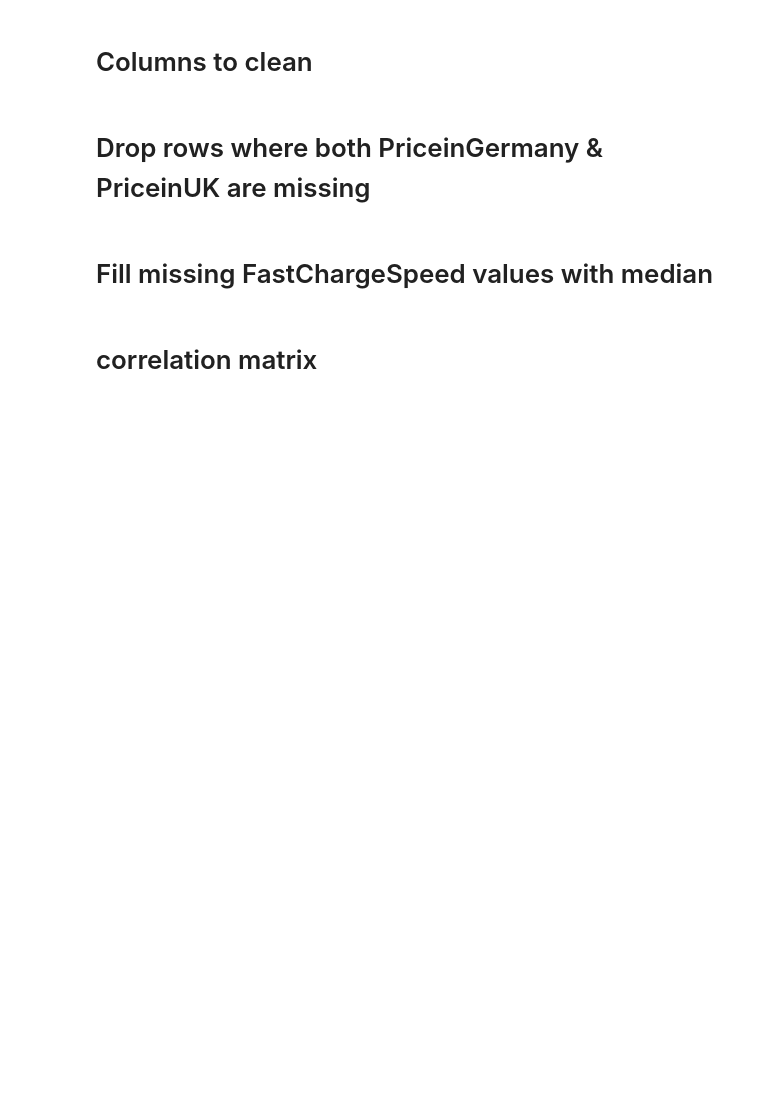
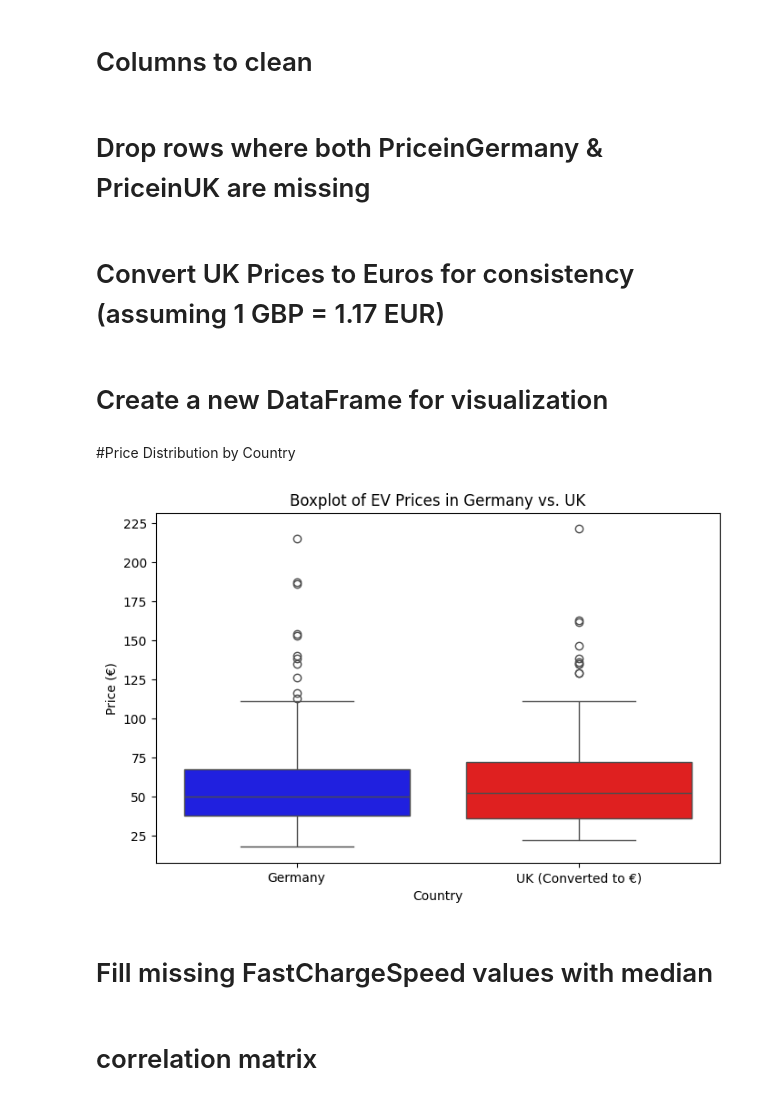
Before and after one commit to Hami4214/EV-car-price-price-prediction-, a Jupyter notebook: ev_price_prediction_updated_file.ipynb, the cells around one changed output. Drawn from its saved outputs; the diff is of its cells as text; code cells hidden in the pictures; blank space fills up the shorter version.

```diff
--- a/ev_price_prediction_updated_file.ipynb
+++ b/ev_price_prediction_updated_file.ipynb
@@ -35,3 +35,5 @@ for col in numeric_columns:
 # Drop rows where both PriceinGermany & PriceinUK are missing
 # %%
 df_cleaned = df.dropna(subset=["PriceinGermany", "PriceinUK"], how="all")
+# %% [markdown]
+# Convert UK Prices to Euros for consistency (assuming 1 GBP = 1.17 EUR)
@@ -38,3 +43,20 @@ df_cleaned = df.dropna(subset=["PriceinGermany", "PriceinUK"], how="all")
+# %% [markdown]
+# Create a new DataFrame for visualization
+# %%
+df_price = df_cleaned[["PriceinGermany", "PriceinUK_EUR"]].dropna()
+df_price = df_price.melt(var_name="Country", value_name="Price")
+df_price["Country"] = df_price["Country"].replace({"PriceinGermany": "Germany", "PriceinUK_EUR": "UK (Converted to €)"})
+# %% [markdown]
+#Price Distribution by Country
+# %%
+# Boxplot
+plt.figure(figsize=(8,5))
+sns.boxplot(x="Country", y="Price", data=df_price, hue="Country", palette={"Germany": "blue", "UK (Converted to €)": "red"}, legend=False)
+plt.title("Boxplot of EV Prices in Germany vs. UK")
+plt.ylabel("Price (€)")
+plt.show()
+# %% [output]
+[figure, added]
 # %% [markdown]
 # Fill missing FastChargeSpeed values with median
 # %%
```
Also changed, not shown: parts of 14 cells of this notebook.
